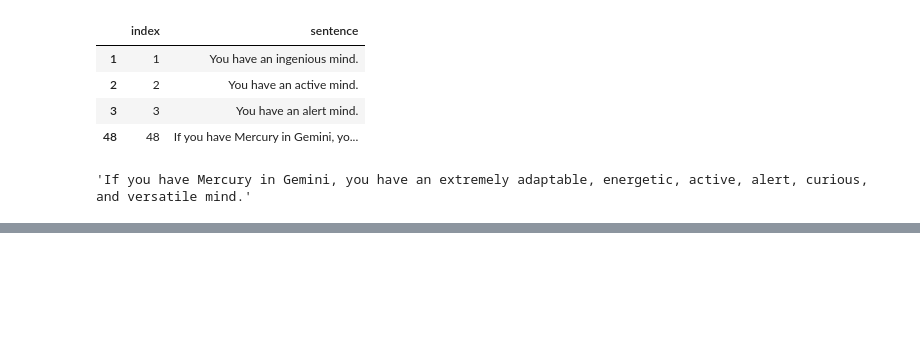
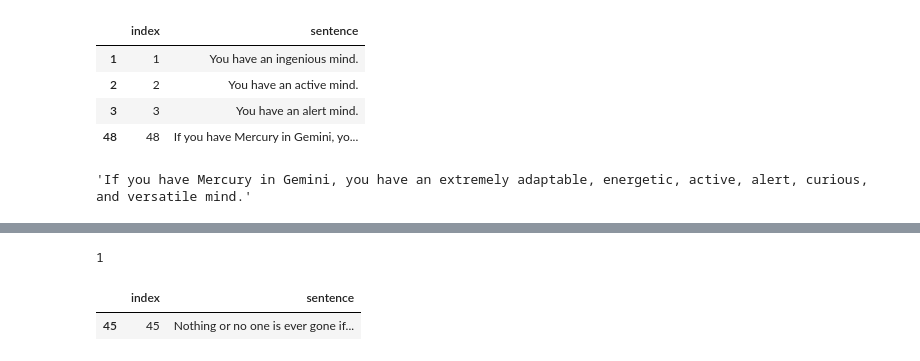
Before and after one commit to llmhyy/comments_summarization, a Jupyter notebook: src/Main.ipynb, the cells around one changed output, grey strips where cells are left out. Drawn from its saved outputs; the diff is of its cells as text; code cells hidden in the pictures; blank space fills up the shorter version.

```diff
--- a/src/Main.ipynb
+++ b/src/Main.ipynb
@@ -658,0 +705,9 @@ sents_df.iloc[48]['sentence']
+# %%
+len(clusters_dict[str(60)])
+# %% [output]
+1
+# %%
+sents_df.iloc[clusters_dict[str(60)]]
+# %% [output]
+|  | index | sentence |
+| 45 | 45 | Nothing or no one is ever gone if... |
```
Also changed, not shown: parts of 6 cells of this notebook.
